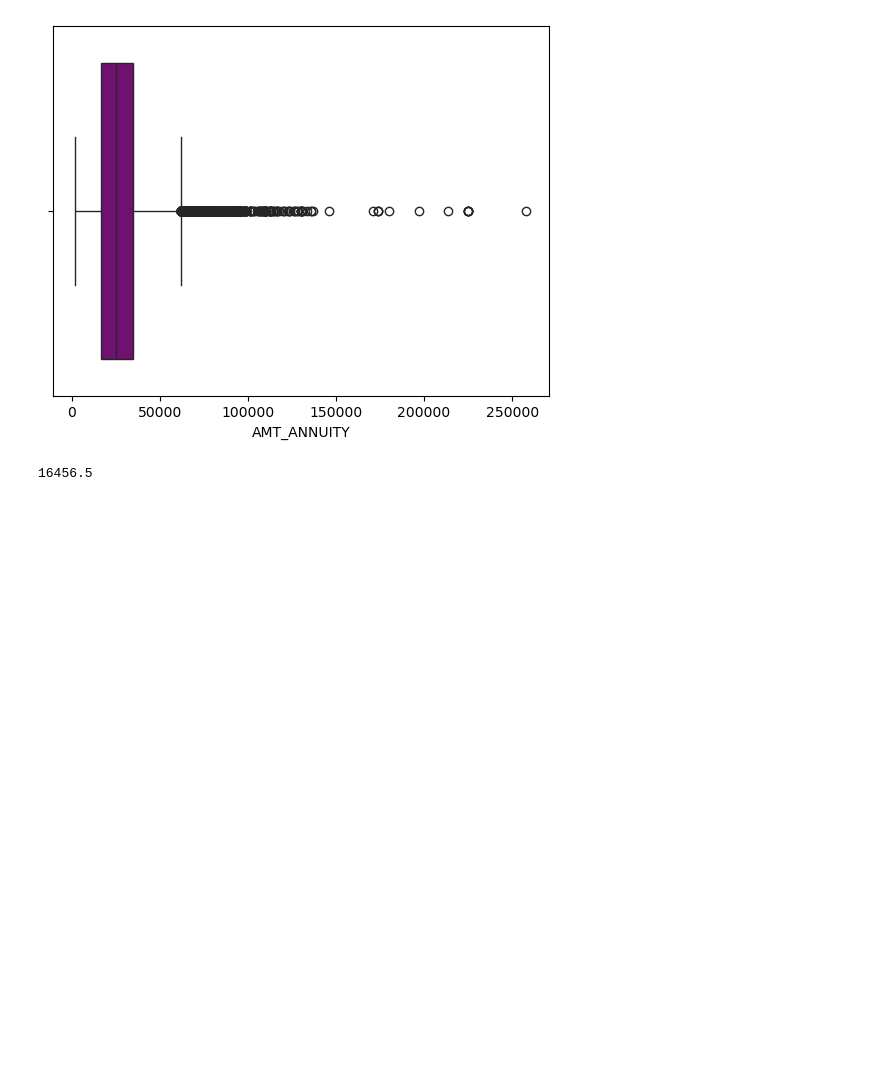
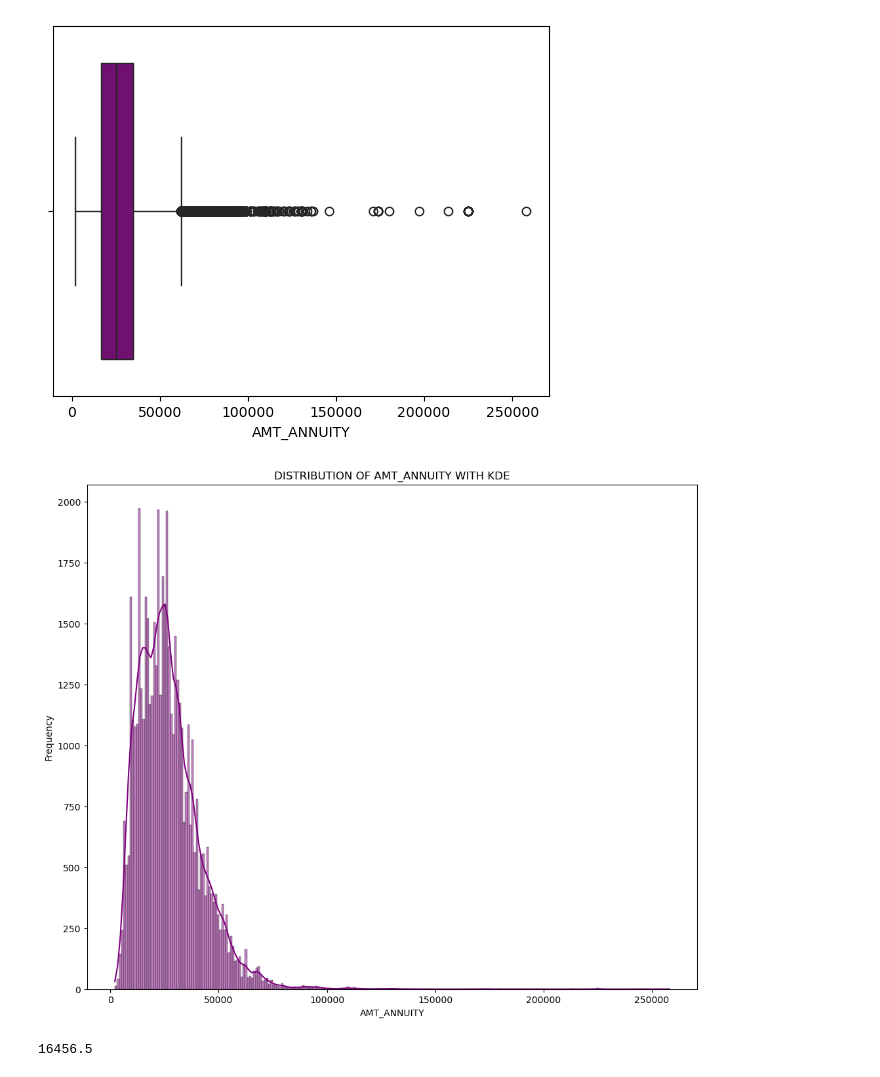
Before and after one commit to tanishqsharma20/python, a Jupyter notebook: python project/Bank loan case study/bank_loan.ipynb, the cells around one changed output. Drawn from its saved outputs; the diff is of its cells as text; code cells hidden in the pictures; blank space fills up the shorter version.

```diff
--- a/python project/Bank loan case study/bank_loan.ipynb
+++ b/python project/Bank loan case study/bank_loan.ipynb
@@ -326,6 +342,15 @@ sns.boxplot(x=df_app["AMT_ANNUITY"],color="purple")
 plt.show()
 # %% [output]
 [figure]
+# %%
+plt.figure(figsize=(12,10))
+sns.histplot(df_app["AMT_ANNUITY"],kde=True,color="purple")
+plt.xlabel("AMT_ANNUITY")
+plt.ylabel("Frequency")
+plt.title("DISTRIBUTION OF AMT_ANNUITY WITH KDE")
+plt.show()
+# %% [output]
+[figure, added]
 # %%
 # To-Key- RULE
 Q1=np.quantile(df_app["AMT_ANNUITY"].dropna(),0.25)
```
Also changed, not shown: parts of 31 cells of this notebook.
